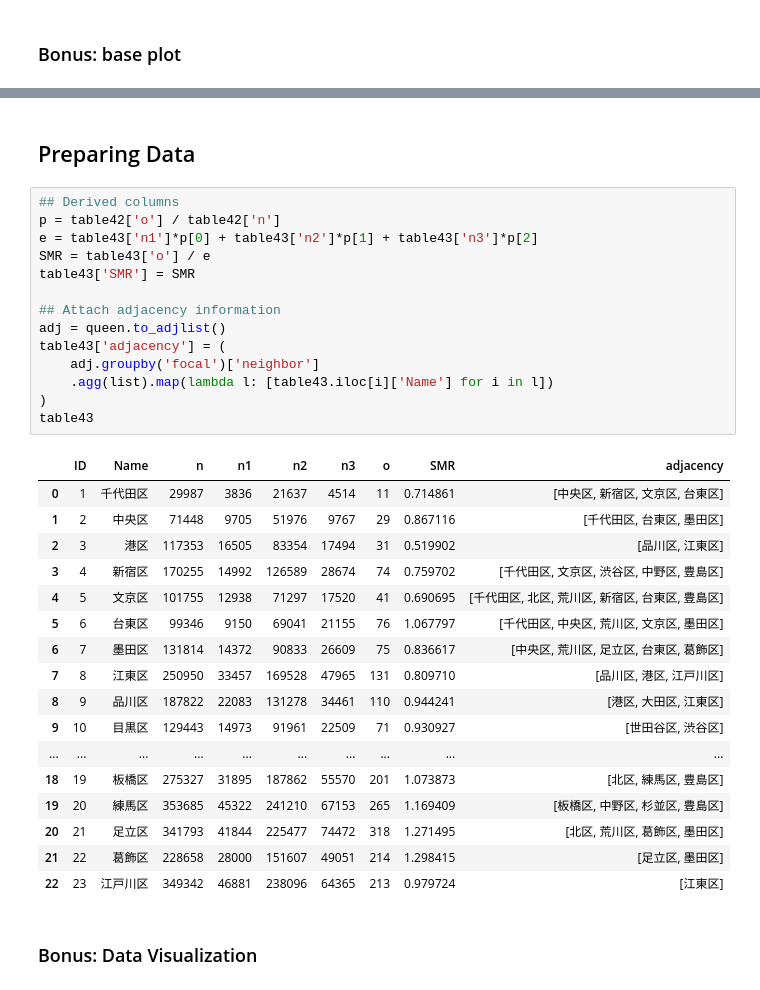
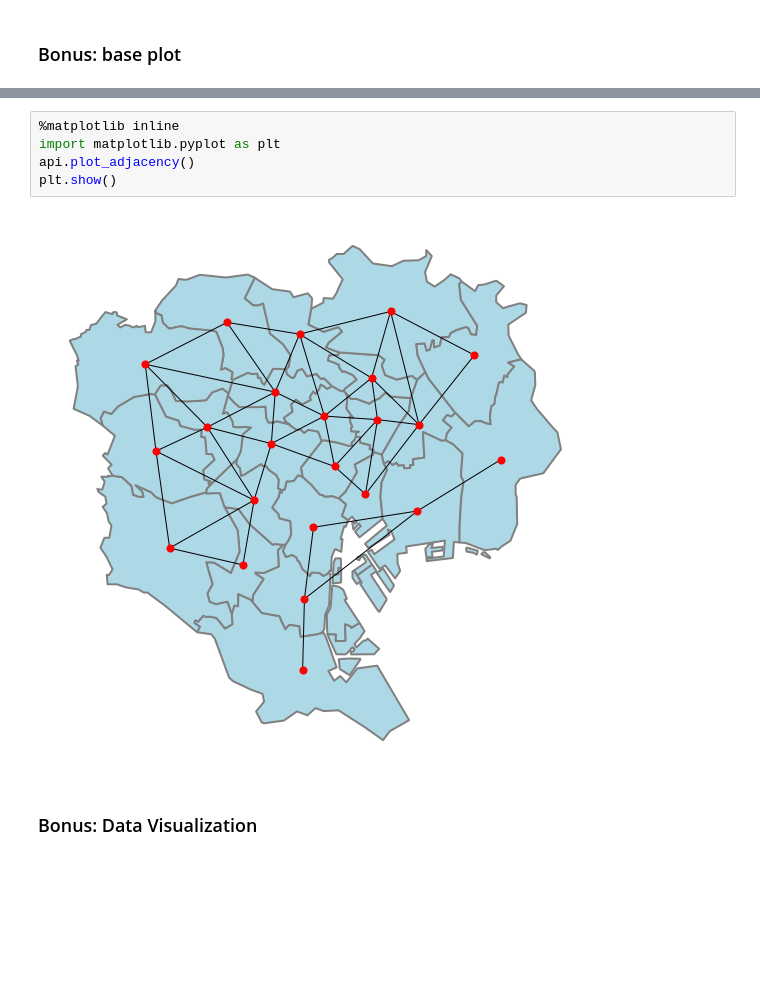
Before and after one commit to takeshi-teshima/echelon-py-examples, a Jupyter notebook: application-neumonia-Tokyo.ipynb, the cells around one changed output, grey strips where cells are left out. Saved outputs shown, nothing was run; the diff lists cells and outputs as text; blank space fills up the shorter version.

```diff
--- a/application-neumonia-Tokyo.ipynb
+++ b/application-neumonia-Tokyo.ipynb
@@ -134,36 +263,9 @@ _graph_plot(Tokyo_gdf, queen)
-# %% [markdown]
-## Preparing Data
-# %%
-## Derived columns
-p = table42['o'] / table42['n']
-e = table43['n1']*p[0] + table43['n2']*p[1] + table43['n3']*p[2]
-SMR = table43['o'] / e
-table43['SMR'] = SMR
-
-## Attach adjacency information
-adj = queen.to_adjlist()
-table43['adjacency'] = (
-    adj.groupby('focal')['neighbor']
-    .agg(list).map(lambda l: [table43.iloc[i]['Name'] for i in l])
-)
-table43
-# %% [output]
-|  | ID | Name | n | n1 | n2 | n3 | o | SMR | adjacency |
-| 0 | 1 | 千代田区 | 29987 | 3836 | 21637 | 4514 | 11 | 0.714861 | [中央区, 新宿区, 文京区, 台東区] |
-| 1 | 2 | 中央区 | 71448 | 9705 | 51976 | 9767 | 29 | 0.867116 | [千代田区, 台東区, 墨田区] |
-| 2 | 3 | 港区 | 117353 | 16505 | 83354 | 17494 | 31 | 0.519902 | [品川区, 江東区] |
-| 3 | 4 | 新宿区 | 170255 | 14992 | 126589 | 28674 | 74 | 0.759702 | [千代田区, 文京区, 渋谷区, 中野区, 豊島区] |
-| 4 | 5 | 文京区 | 101755 | 12938 | 71297 | 17520 | 41 | 0.690695 | [千代田区, 北区, 荒川区, 新宿区, 台東区, 豊島区] |
-| 5 | 6 | 台東区 | 99346 | 9150 | 69041 | 21155 | 76 | 1.067797 | [千代田区, 中央区, 荒川区, 文京区, 墨田区] |
-| 6 | 7 | 墨田区 | 131814 | 14372 | 90833 | 26609 | 75 | 0.836617 | [中央区, 荒川区, 足立区, 台東区, 葛飾区] |
-| 7 | 8 | 江東区 | 250950 | 33457 | 169528 | 47965 | 131 | 0.809710 | [品川区, 港区, 江戸川区] |
-| 8 | 9 | 品川区 | 187822 | 22083 | 131278 | 34461 | 110 | 0.944241 | [港区, 大田区, 江東区] |
-| 9 | 10 | 目黒区 | 129443 | 14973 | 91961 | 22509 | 71 | 0.930927 | [世田谷区, 渋谷区] |
-| ... | ... | ... | ... | ... | ... | ... | ... | ... | ... |
-| 18 | 19 | 板橋区 | 275327 | 31895 | 187862 | 55570 | 201 | 1.073873 | [北区, 練馬区, 豊島区] |
-| 19 | 20 | 練馬区 | 353685 | 45322 | 241210 | 67153 | 265 | 1.169409 | [板橋区, 中野区, 杉並区, 豊島区] |
-| 20 | 21 | 足立区 | 341793 | 41844 | 225477 | 74472 | 318 | 1.271495 | [北区, 荒川区, 葛飾区, 墨田区] |
-| 21 | 22 | 葛飾区 | 228658 | 28000 | 151607 | 49051 | 214 | 1.298415 | [足立区, 墨田区] |
-| 22 | 23 | 江戸川区 | 349342 | 46881 | 238096 | 64365 | 213 | 0.979724 | [江東区] |
+# %%
+%matplotlib inline
+import matplotlib.pyplot as plt
+api.plot_adjacency()
+plt.show()
+# %% [output]
+[figure, added]
 # %% [markdown]
 ### Bonus: Data Visualization
```
Also changed, not shown: parts of 38 cells of this notebook, 8 other files.
